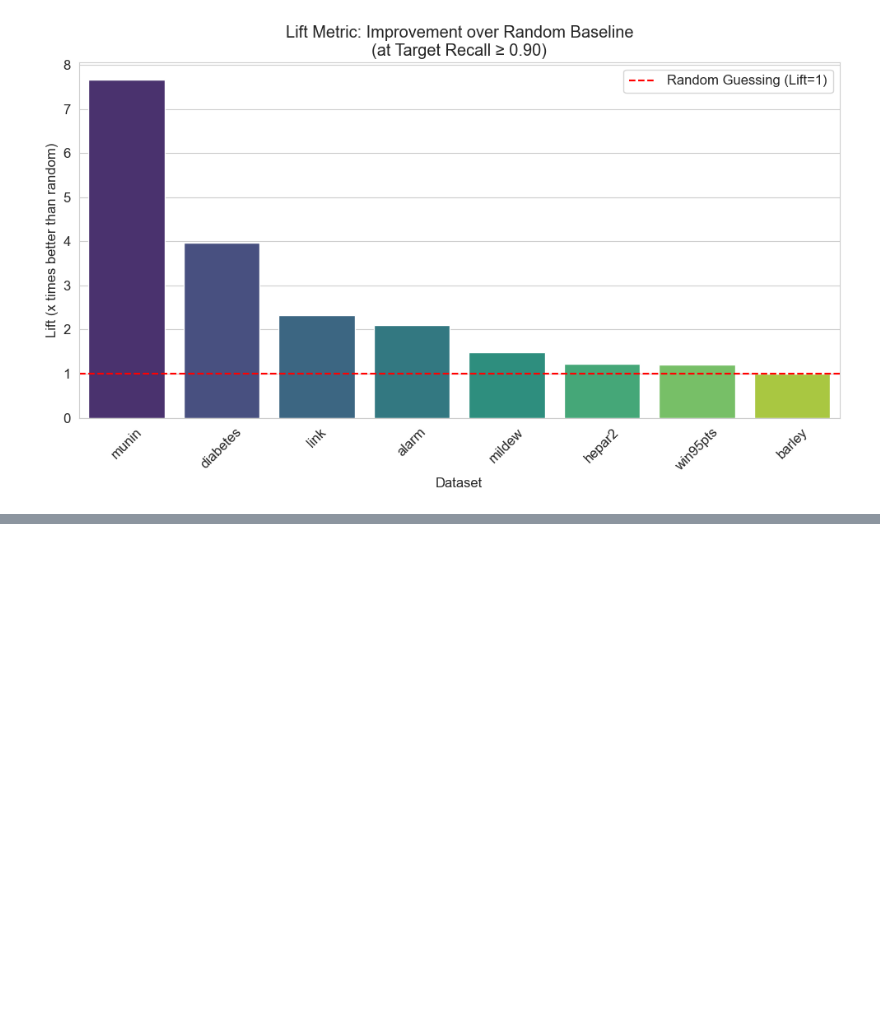
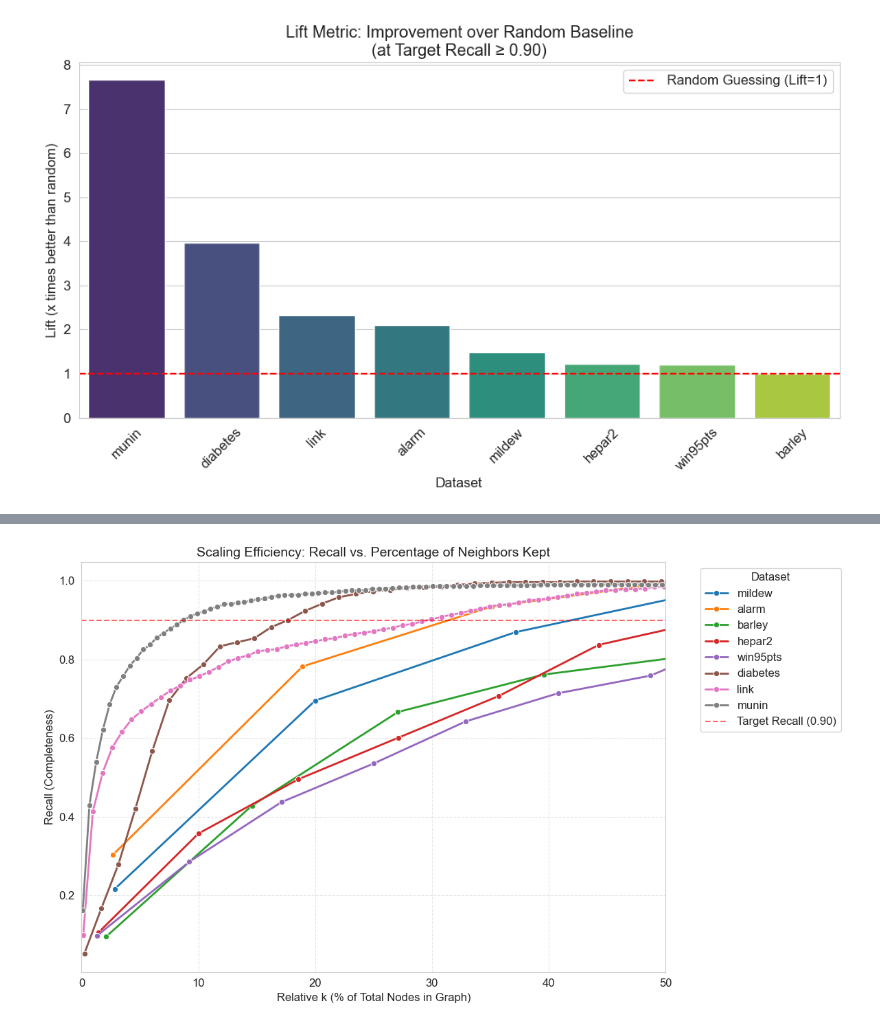
Before and after one commit to Palindromer/CausalEmbed, a Jupyter notebook: notebooks/02_batch_experiments.ipynb, the cells around one changed output, grey strips where cells are left out. Saved outputs shown, nothing was run; the diff lists cells and outputs as text; code cells hidden in the pictures; blank space fills up the shorter version.

```diff
--- a/notebooks/02_batch_experiments.ipynb
+++ b/notebooks/02_batch_experiments.ipynb
@@ -457,0 +478,33 @@ plt.show()
+# %%
+# --- ДОДАННЯ ВІДНОСНОГО K ТА ПОБУДОВА ГРАФІКА ---
+
+# 1. Розрахунок відносного k (у відсотках від розміру графа)
+df_all_results['k_relative'] = (df_all_results['k'] / df_all_results['n_nodes']) * 100
+
+plt.figure(figsize=(12, 7))
+
+# 2. Побудова графіка Recall від відносного k
+sns.lineplot(
+    data=df_all_results,
+    x='k_relative',
+    y='recall',
+    hue='dataset',
+    marker='o',
+    linewidth=2
+)
+
+# Налаштування осей
+plt.title("Scaling Efficiency: Recall vs. Percentage of Neighbors Kept", fontsize=14)
+plt.xlabel("Relative k (% of Total Nodes in Graph)", fontsize=12)
+plt.ylabel("Recall (Completeness)", fontsize=12)
+
+# Додамо червону лінію цільового Recall
+plt.axhline(y=0.9, color='r', linestyle='--', alpha=0.6, label='Target Recall (0.90)')
+
+plt.grid(True, linestyle='--', alpha=0.5)
+plt.xlim(0, 50) # Зазвичай більше 50% графа залишати немає сенсу
+plt.legend(title="Dataset", bbox_to_anchor=(1.05, 1), loc='upper left')
+plt.tight_layout()
+plt.show()
+# %% [output]
+[figure, added]
```
Also changed, not shown: parts of 2 cells of this notebook, 1 other file.
